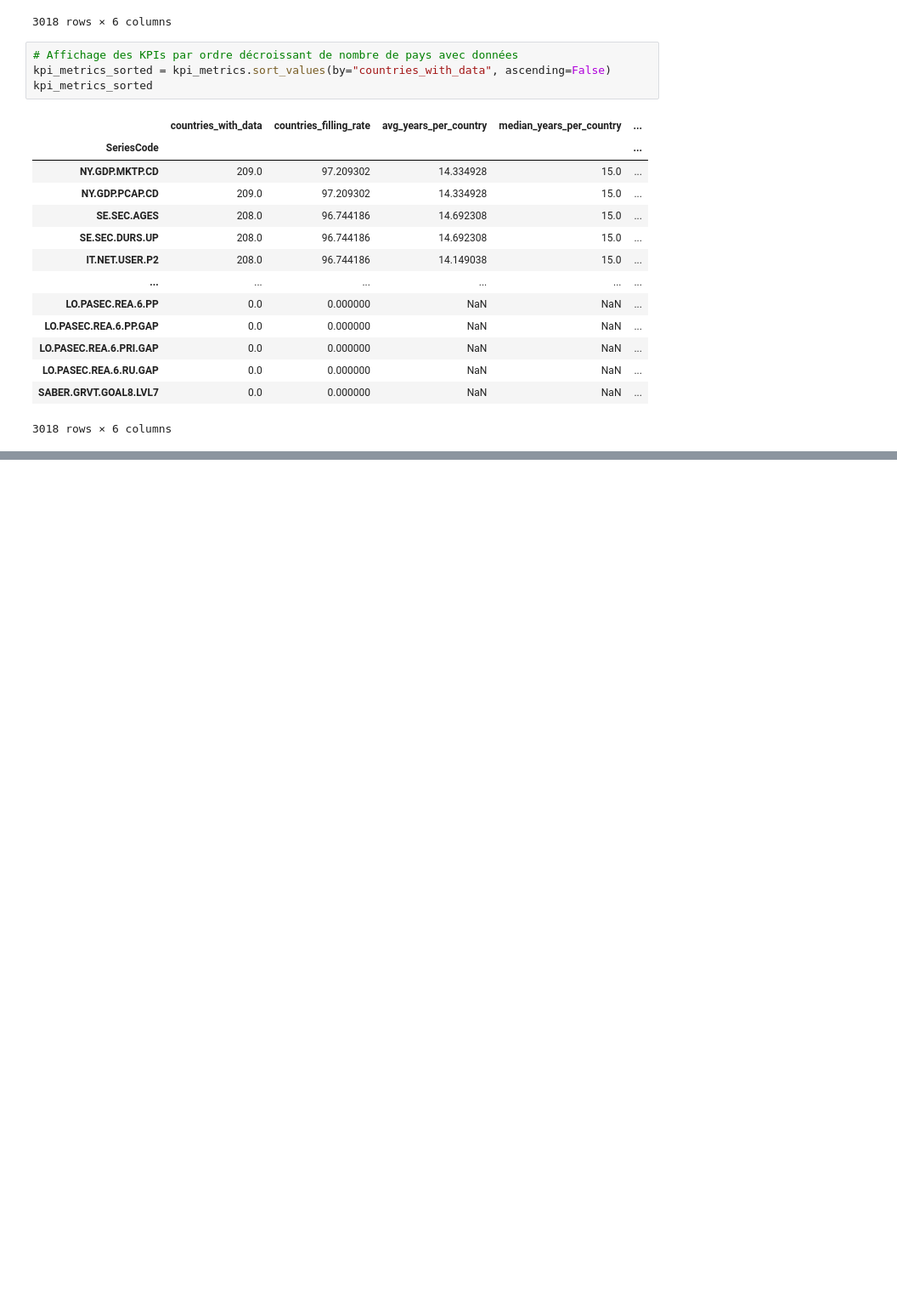
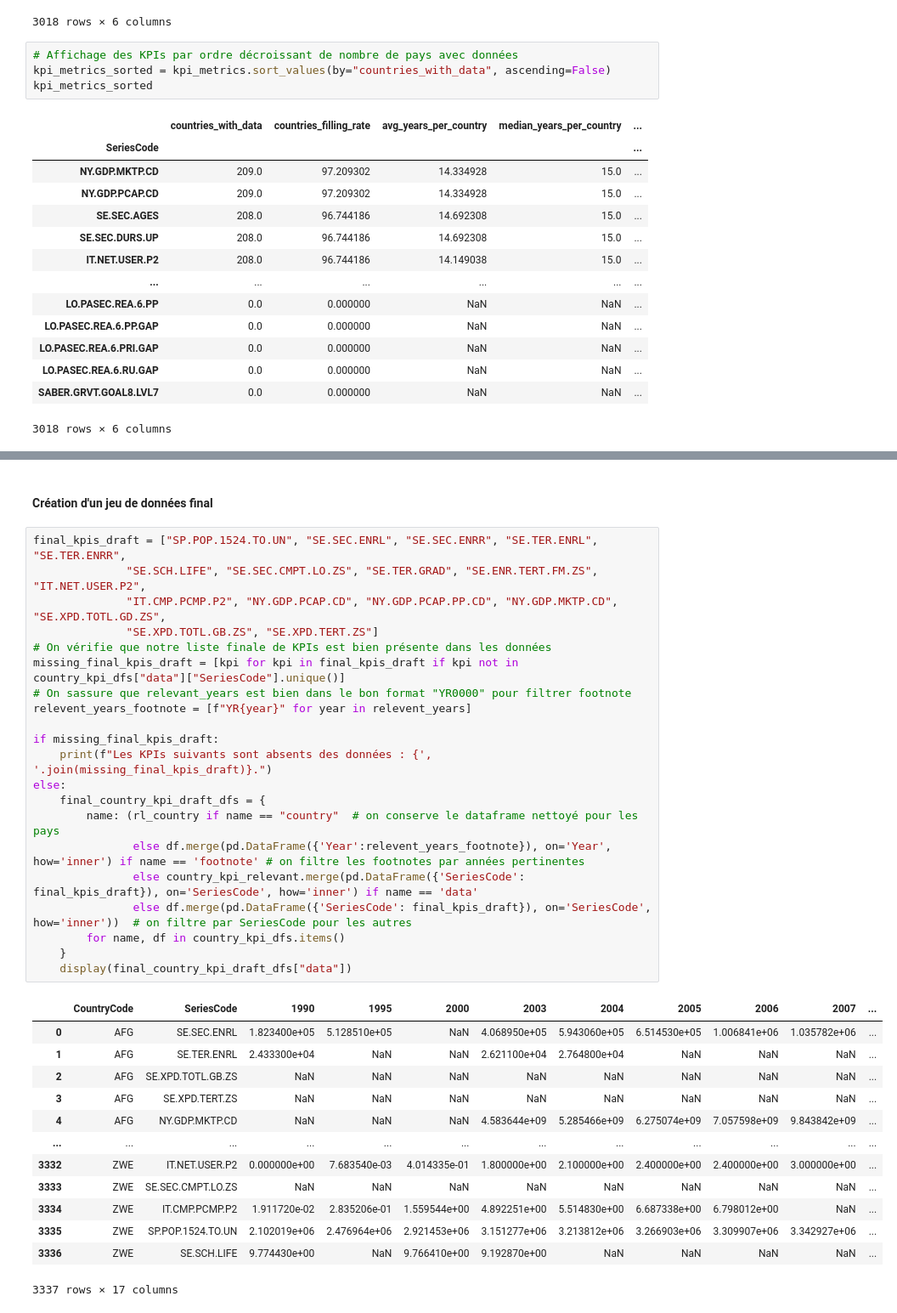
Before and after one commit to PAANNO/OPC-Data_Engineer, a Jupyter notebook: OPC2-Analysez les données de systèmes éducatifs/notebooks/Analyse des données.ipynb, the cells around one changed output, grey strips where cells are left out. Shown at 85% size. Drawn from its saved outputs; the diff is of its cells as text; blank space fills up the shorter version.

```diff
--- a/OPC2-Analysez les données de systèmes éducatifs/notebooks/Analyse des données.ipynb
+++ b/OPC2-Analysez les données de systèmes éducatifs/notebooks/Analyse des données.ipynb
@@ -686,2 +678,39 @@ Pour une analyse exploratoire efficace, un noyau dur de KPIs peut être constitu
 
 Cette sélection répond directement à la demande métier : **quantifier le vivier**, mesurer la **dynamique**, vérifier la **faisabilité numérique**, et estimer la **viabilité économique**.
+# %% [markdown]
+#### Création d'un jeu de données final
+# %%
+final_kpis_draft = ["SP.POP.1524.TO.UN", "SE.SEC.ENRL", "SE.SEC.ENRR", "SE.TER.ENRL", "SE.TER.ENRR",
+              "SE.SCH.LIFE", "SE.SEC.CMPT.LO.ZS", "SE.TER.GRAD", "SE.ENR.TERT.FM.ZS", "IT.NET.USER.P2",
+              "IT.CMP.PCMP.P2", "NY.GDP.PCAP.CD", "NY.GDP.PCAP.PP.CD", "NY.GDP.MKTP.CD", "SE.XPD.TOTL.GD.ZS",
+              "SE.XPD.TOTL.GB.ZS", "SE.XPD.TERT.ZS"]
+# On vérifie que notre liste finale de KPIs est bien présente dans les données
+missing_final_kpis_draft = [kpi for kpi in final_kpis_draft if kpi not in country_kpi_dfs["data"]["SeriesCode"].unique()]
+# On sassure que relevant_years est bien dans le bon format "YR0000" pour filtrer footnote
+relevent_years_footnote = [f"YR{year}" for year in relevent_years]
+
+if missing_final_kpis_draft:
+    print(f"Les KPIs suivants sont absents des données : {', '.join(missing_final_kpis_draft)}.")
+else:
+    final_country_kpi_draft_dfs = {
+        name: (rl_country if name == "country"  # on conserve le dataframe nettoyé pour les pays
+               else df.merge(pd.DataFrame({'Year':relevent_years_footnote}), on='Year', how='inner') if name == 'footnote' # on filtre les footnotes par années pertinentes
+               else country_kpi_relevant.merge(pd.DataFrame({'SeriesCode': final_kpis_draft}), on='SeriesCode', how='inner') if name == 'data'
+               else df.merge(pd.DataFrame({'SeriesCode': final_kpis_draft}), on='SeriesCode', how='inner'))  # on filtre par SeriesCode pour les autres
+        for name, df in country_kpi_dfs.items()
+    }
+    display(final_country_kpi_draft_dfs["data"])
+# %% [output]
+|  | CountryCode | SeriesCode | 1990 | 1995 | 2000 | 2003 | 2004 | 2005 | 2006 | 2007 | ... |
+| 0 | AFG | SE.SEC.ENRL | 1.823400e+05 | 5.128510e+05 | NaN | 4.068950e+05 | 5.943060e+05 | 6.514530e+05 | 1.006841e+06 | 1.035782e+06 | ... |
+| 1 | AFG | SE.TER.ENRL | 2.433300e+04 | NaN | NaN | 2.621100e+04 | 2.764800e+04 | NaN | NaN | NaN | ... |
+| 2 | AFG | SE.XPD.TOTL.GB.ZS | NaN | NaN | NaN | NaN | NaN | NaN | NaN | NaN | ... |
+| 3 | AFG | SE.XPD.TERT.ZS | NaN | NaN | NaN | NaN | NaN | NaN | NaN | NaN | ... |
+| 4 | AFG | NY.GDP.MKTP.CD | NaN | NaN | NaN | 4.583644e+09 | 5.285466e+09 | 6.275074e+09 | 7.057598e+09 | 9.843842e+09 | ... |
+| ... | ... | ... | ... | ... | ... | ... | ... | ... | ... | ... | ... |
+| 3332 | ZWE | IT.NET.USER.P2 | 0.000000e+00 | 7.683540e-03 | 4.014335e-01 | 1.800000e+00 | 2.100000e+00 | 2.400000e+00 | 2.400000e+00 | 3.000000e+00 | ... |
+| 3333 | ZWE | SE.SEC.CMPT.LO.ZS | NaN | NaN | NaN | NaN | NaN | NaN | NaN | NaN | ... |
+| 3334 | ZWE | IT.CMP.PCMP.P2 | 1.911720e-02 | 2.835206e-01 | 1.559544e+00 | 4.892251e+00 | 5.514830e+00 | 6.687338e+00 | 6.798012e+00 | NaN | ... |
+| 3335 | ZWE | SP.POP.1524.TO.UN | 2.102019e+06 | 2.476964e+06 | 2.921453e+06 | 3.151277e+06 | 3.213812e+06 | 3.266903e+06 | 3.309907e+06 | 3.342927e+06 | ... |
+| 3336 | ZWE | SE.SCH.LIFE | 9.774430e+00 | NaN | 9.766410e+00 | 9.192870e+00 | NaN | NaN | NaN | NaN | ... |
+3337 rows × 17 columns
```
Also changed, not shown: parts of 12 cells of this notebook, 1 other file.
